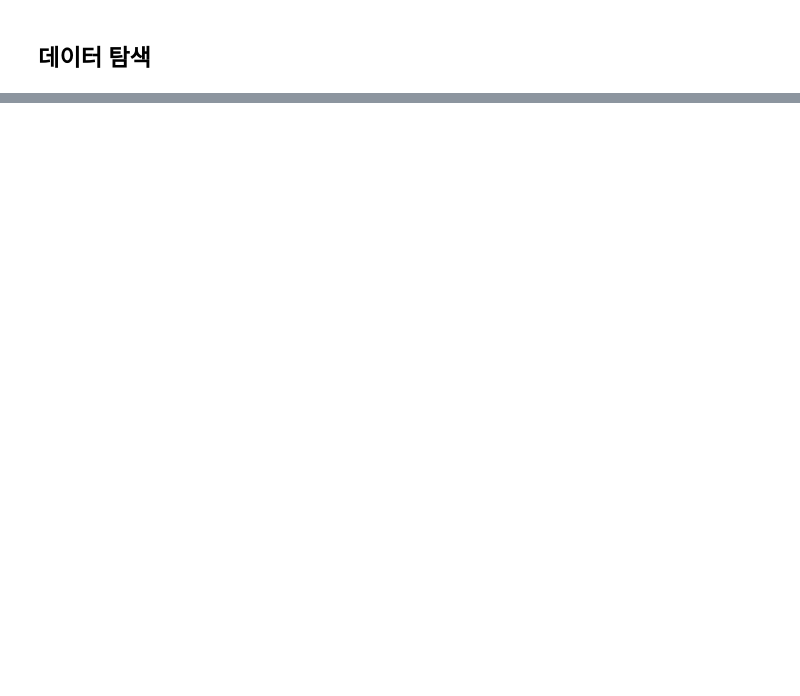
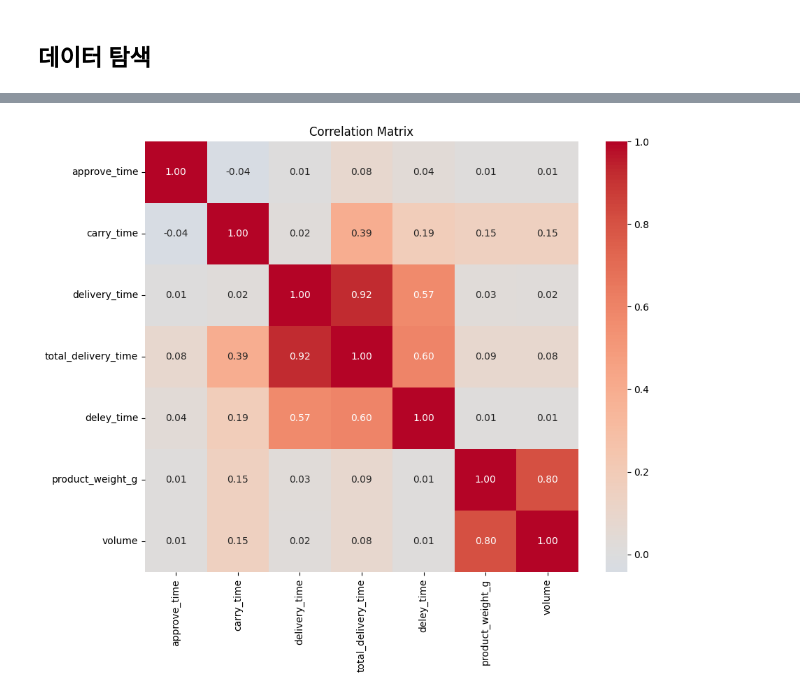
Before and after one commit to StrawberryAndDuck/python-training, a Jupyter notebook: 8_olist_delivery_analysis.ipynb, the cells around one changed output, grey strips where cells are left out. Cells and saved outputs as stored; diff of their text form; code cells hidden in the pictures; blank space fills up the shorter version.

```diff
--- a/8_olist_delivery_analysis.ipynb
+++ b/8_olist_delivery_analysis.ipynb
@@ -155,0 +408,9 @@ dtype: int64
+# %%
+# 날짜 데이터 변환
+df['order_delivered_customer_date'] = pd.to_datetime(df['order_delivered_customer_date'])
+df['order_delivered_carrier_date'] = pd.to_datetime(df['order_delivered_carrier_date'])
+df['order_estimated_delivery_date'] = pd.to_datetime(df['order_estimated_delivery_date'])
+df['order_purchase_timestamp'] = pd.to_datetime(df['order_purchase_timestamp'])
+df['order_approved_at'] = pd.to_datetime(df['order_approved_at'])
+
+df.info()
@@ -155,0 +448,13 @@ dtype: int64
+# %%
+# 구매-구매 승인 소요시간
+df['승인_소요시간'] = df['order_approved_at'] - df['order_purchase_timestamp']
+# 구매 승인-물류처리 소요시간
+df['물류처리_소요시간'] = df['order_delivered_carrier_date'] - df['order_approved_at']
+# 물류처리-배송 소요시간
+df['배송_소요시간'] = df['order_delivered_customer_date'] - df['order_delivered_carrier_date']
+# 전체 배송 소요시간(구매-배송)
+df['전체_배송시간'] = df['order_delivered_customer_date'] - df['order_purchase_timestamp']
+# 실제배송-예상배송 소요시간
+df['배송_지연시간'] = df['order_delivered_customer_date'] - df['order_estimated_delivery_date']
+
+display(df)
@@ -155,0 +475,22 @@ dtype: int64
+# %%
+# 시간 데이터를 시간 단위로 변환
+df['approve_time'] = df['승인_소요시간'].dt.total_seconds() / 3600
+df['carry_time'] = df['물류처리_소요시간'].dt.total_seconds() / 3600
+df['delivery_time'] = df['배송_소요시간'].dt.total_seconds() / 3600
+df['total_delivery_time'] = df['전체_배송시간'].dt.total_seconds() / 3600
+df['deley_time'] = df['배송_지연시간'].dt.total_seconds() / 3600
+
+# 부피 계산
+df['volume'] = df['product_length_cm'] * df['product_width_cm'] * df['product_height_cm']
+
+# 부피, 무게와의 상관관계 계산
+time_cols = ['approve_time', 'carry_time', 'delivery_time', 'total_delivery_time', 'deley_time']
+corr_matrix = df[time_cols + ['product_weight_g', 'volume']].corr()
+
+# 결과 시각화
+plt.figure(figsize=(10, 8))
+sns.heatmap(corr_matrix, annot=True, cmap='coolwarm', center=0, fmt='.2f')
+plt.title('Correlation Matrix')
+plt.show()
+# %% [output]
+[figure, added]
```
Also changed, not shown: parts of 33 cells of this notebook.
